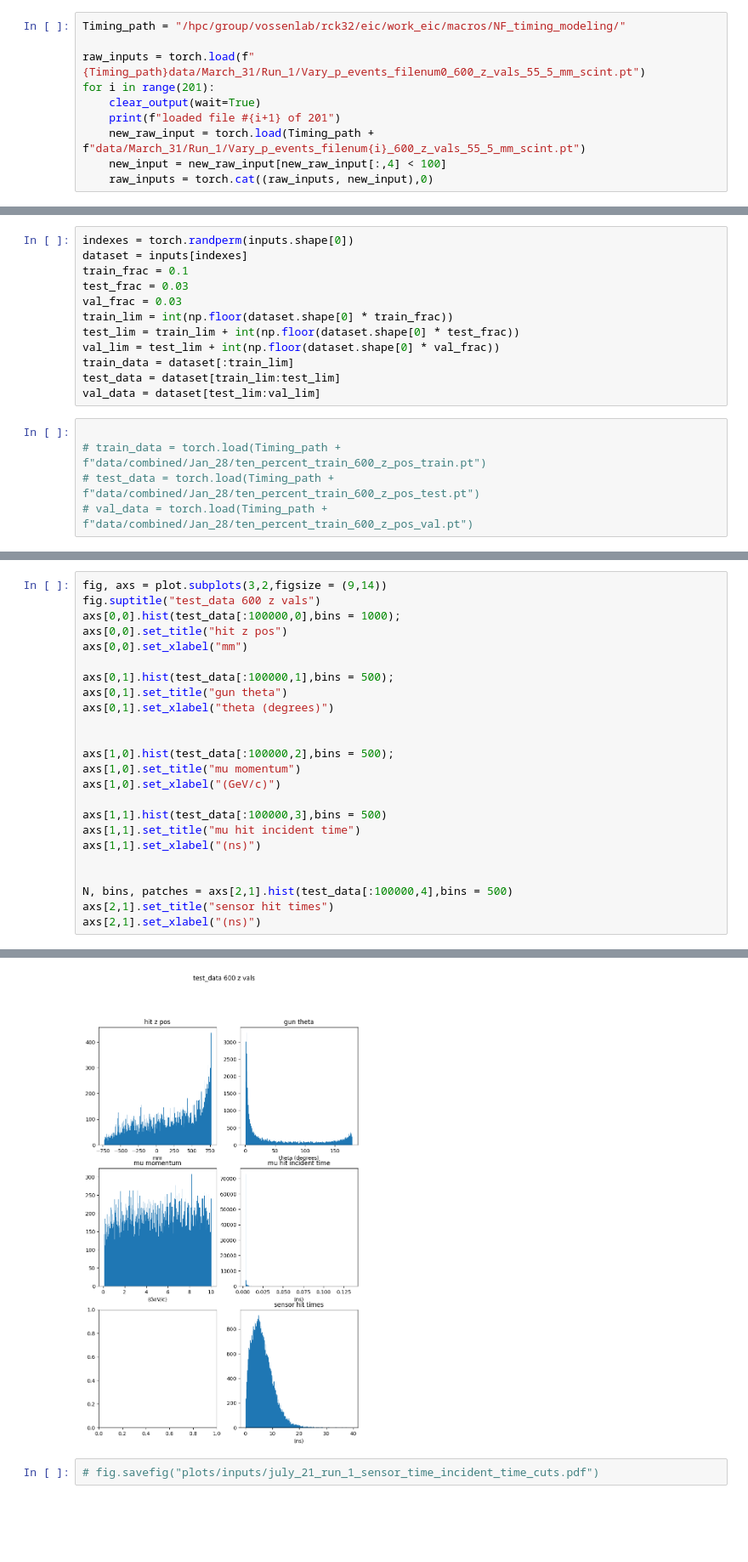
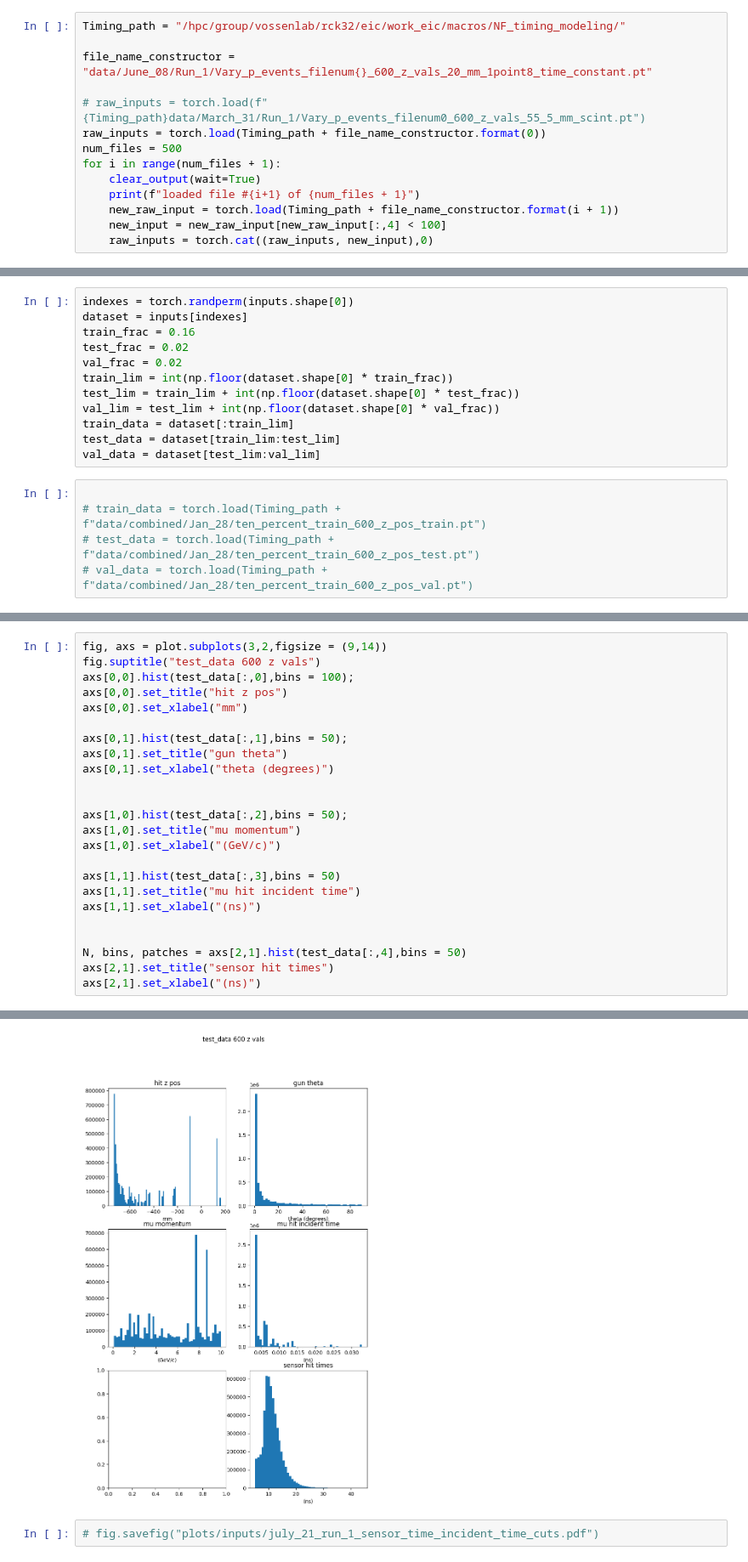
Before and after one commit to RowanKell/work_eic, a Jupyter notebook: macros/NF_timing_modeling/NF_conditional_flow.ipynb, the cells around one changed output, grey strips where cells are left out. Shown: that part at 85% size. Cells and saved outputs as stored; diff of their text form; blank space fills up the shorter version.

```diff
--- a/macros/NF_timing_modeling/NF_conditional_flow.ipynb
+++ b/macros/NF_timing_modeling/NF_conditional_flow.ipynb
@@ -70,11 +70,15 @@ August 6 dataset with revised z hit calc:
 # %%
 Timing_path = "/hpc/group/vossenlab/rck32/eic/work_eic/macros/NF_timing_modeling/"
 
-raw_inputs = torch.load(f"{Timing_path}data/March_31/Run_1/Vary_p_events_filenum0_600_z_vals_55_5_mm_scint.pt")
-for i in range(201):
+file_name_constructor = "data/June_08/Run_1/Vary_p_events_filenum{}_600_z_vals_20_mm_1point8_time_constant.pt"
+
+# raw_inputs = torch.load(f"{Timing_path}data/March_31/Run_1/Vary_p_events_filenum0_600_z_vals_55_5_mm_scint.pt")
+raw_inputs = torch.load(Timing_path + file_name_constructor.format(0))
+num_files = 500
+for i in range(num_files + 1):
     clear_output(wait=True)
-    print(f"loaded file #{i+1} of 201")
-    new_raw_input = torch.load(Timing_path + f"data/March_31/Run_1/Vary_p_events_filenum{i}_600_z_vals_55_5_mm_scint.pt")
+    print(f"loaded file #{i+1} of {num_files + 1}")
+    new_raw_input = torch.load(Timing_path + file_name_constructor.format(i + 1))
     new_input = new_raw_input[new_raw_input[:,4] < 100]
     raw_inputs = torch.cat((raw_inputs, new_input),0)
 # %% [output]
@@ -85,9 +89,9 @@ inputs = raw_inputs
 # %%
 indexes = torch.randperm(inputs.shape[0])
 dataset = inputs[indexes]
-train_frac = 0.1
-test_frac = 0.03
-val_frac = 0.03
+train_frac = 0.16
+test_frac = 0.02
+val_frac = 0.02
 train_lim = int(np.floor(dataset.shape[0] * train_frac))
 test_lim = train_lim + int(np.floor(dataset.shape[0] * test_frac))
 val_lim = test_lim + int(np.floor(dataset.shape[0] * val_frac))
@@ -102,30 +110,30 @@ val_data = dataset[test_lim:val_lim]
 # %%
 fig, axs = plot.subplots(3,2,figsize = (9,14))
 fig.suptitle("test_data 600 z vals")
-axs[0,0].hist(test_data[:100000,0],bins = 1000);
+axs[0,0].hist(test_data[:,0],bins = 100);
 axs[0,0].set_title("hit z pos")
 axs[0,0].set_xlabel("mm")
 
-axs[0,1].hist(test_data[:100000,1],bins = 500);
+axs[0,1].hist(test_data[:,1],bins = 50);
 axs[0,1].set_title("gun theta")
 axs[0,1].set_xlabel("theta (degrees)")
 
 
-axs[1,0].hist(test_data[:100000,2],bins = 500);
+axs[1,0].hist(test_data[:,2],bins = 50);
 axs[1,0].set_title("mu momentum")
 axs[1,0].set_xlabel("(GeV/c)")
 
-axs[1,1].hist(test_data[:100000,3],bins = 500)
+axs[1,1].hist(test_data[:,3],bins = 50)
 axs[1,1].set_title("mu hit incident time")
 axs[1,1].set_xlabel("(ns)")
 
 
-N, bins, patches = axs[2,1].hist(test_data[:100000,4],bins = 500)
+N, bins, patches = axs[2,1].hist(test_data[:,4],bins = 50)
 axs[2,1].set_title("sensor hit times")
 axs[2,1].set_xlabel("(ns)")
 # %% [output]
 Text(0.5, 0, '(ns)')
-[figure, old version]
+[figure, new version]
 # %%
 # fig.savefig("plots/inputs/july_21_run_1_sensor_time_incident_time_cuts.pdf")
 # %% [markdown]
```
Also changed, not shown: parts of 12 cells of this notebook, 33 other files.
